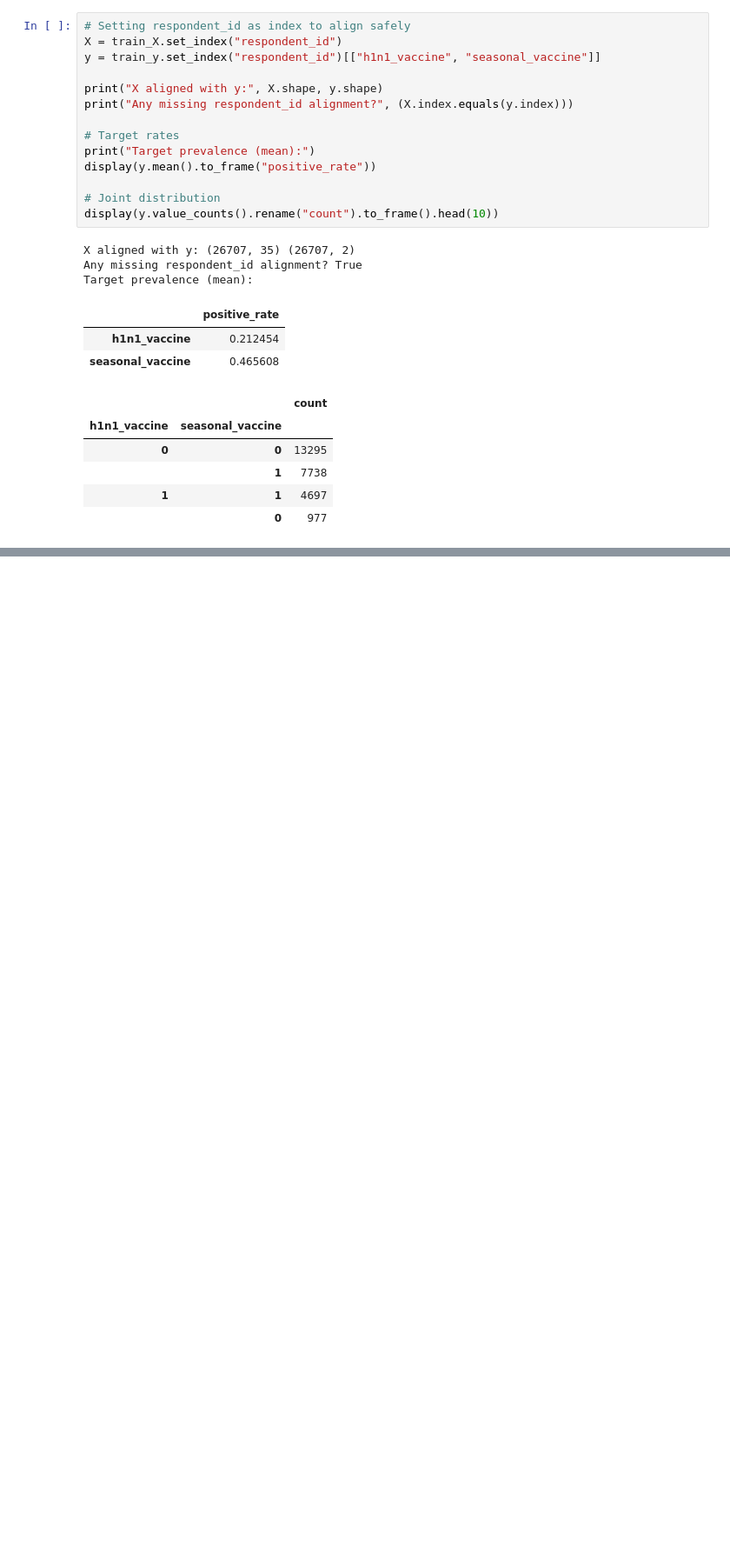
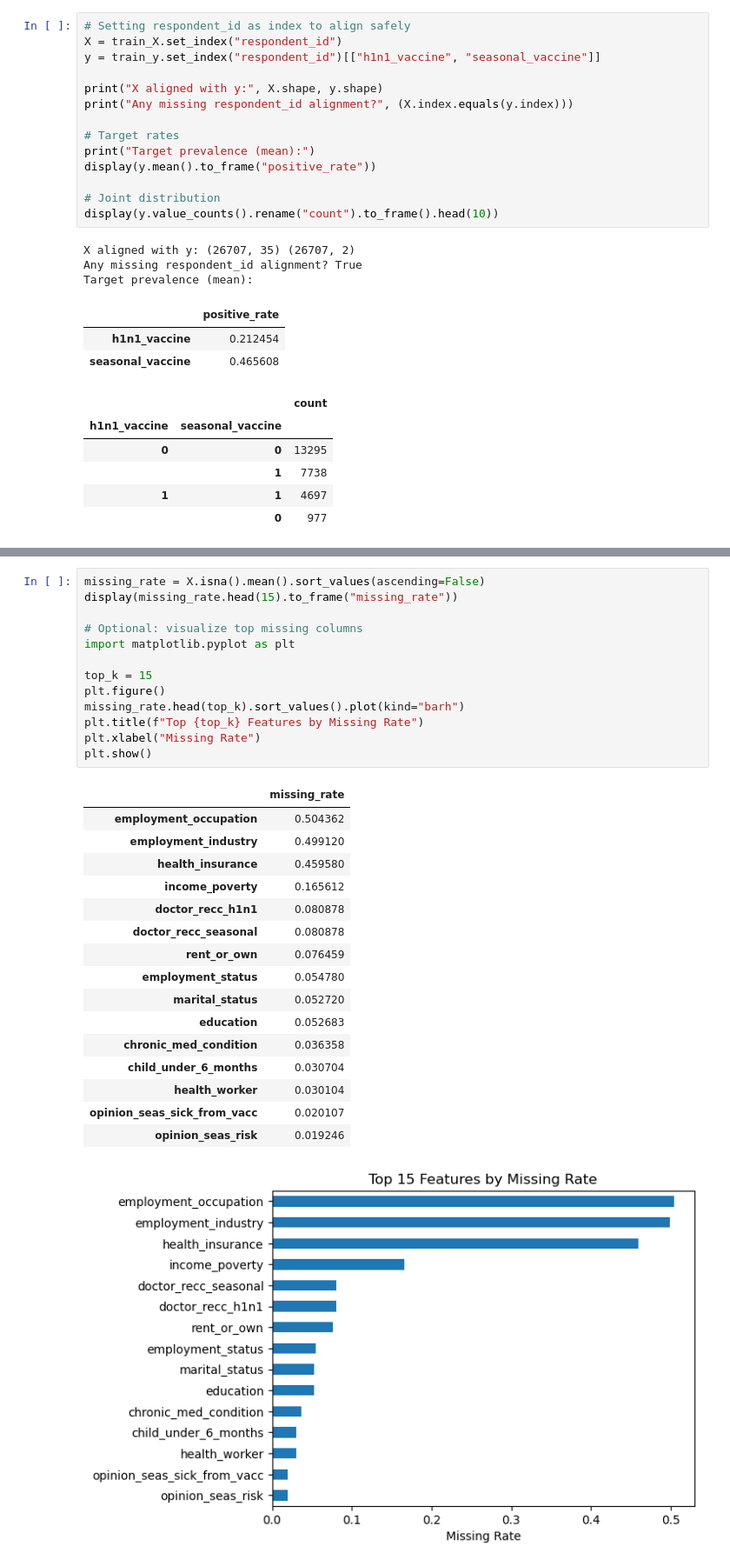
Before and after one commit to winniekimmich/machine-learning-project, a Jupyter notebook: ml.ipynb, the cells around one changed output, grey strips where cells are left out. Shown at 87% size. Saved outputs shown, nothing was run; the diff lists cells and outputs as text; blank space fills up the shorter version.

```diff
--- a/ml.ipynb
+++ b/ml.ipynb
@@ -61,0 +127,31 @@ Target prevalence (mean):
+# %%
+missing_rate = X.isna().mean().sort_values(ascending=False)
+display(missing_rate.head(15).to_frame("missing_rate"))
+
+# Optional: visualize top missing columns
+import matplotlib.pyplot as plt
+
+top_k = 15
+plt.figure()
+missing_rate.head(top_k).sort_values().plot(kind="barh")
+plt.title(f"Top {top_k} Features by Missing Rate")
+plt.xlabel("Missing Rate")
+plt.show()
+# %% [output]
+|  | missing_rate |
+| employment_occupation | 0.504362 |
+| employment_industry | 0.499120 |
+| health_insurance | 0.459580 |
+| income_poverty | 0.165612 |
+| doctor_recc_h1n1 | 0.080878 |
+| doctor_recc_seasonal | 0.080878 |
+| rent_or_own | 0.076459 |
+| employment_status | 0.054780 |
+| marital_status | 0.052720 |
+| education | 0.052683 |
+| chronic_med_condition | 0.036358 |
+| child_under_6_months | 0.030704 |
+| health_worker | 0.030104 |
+| opinion_seas_sick_from_vacc | 0.020107 |
+| opinion_seas_risk | 0.019246 |
+[figure, added]
```
Also changed, not shown: parts of 26 cells of this notebook.
